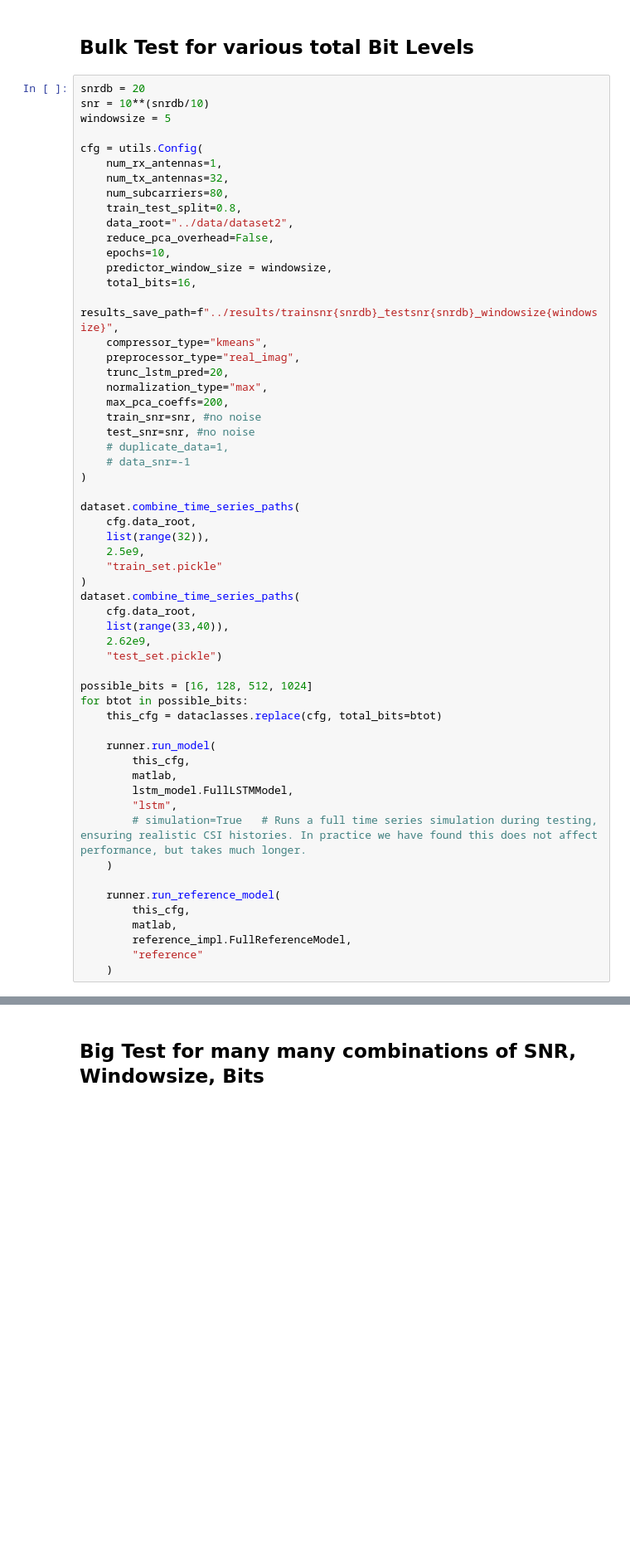
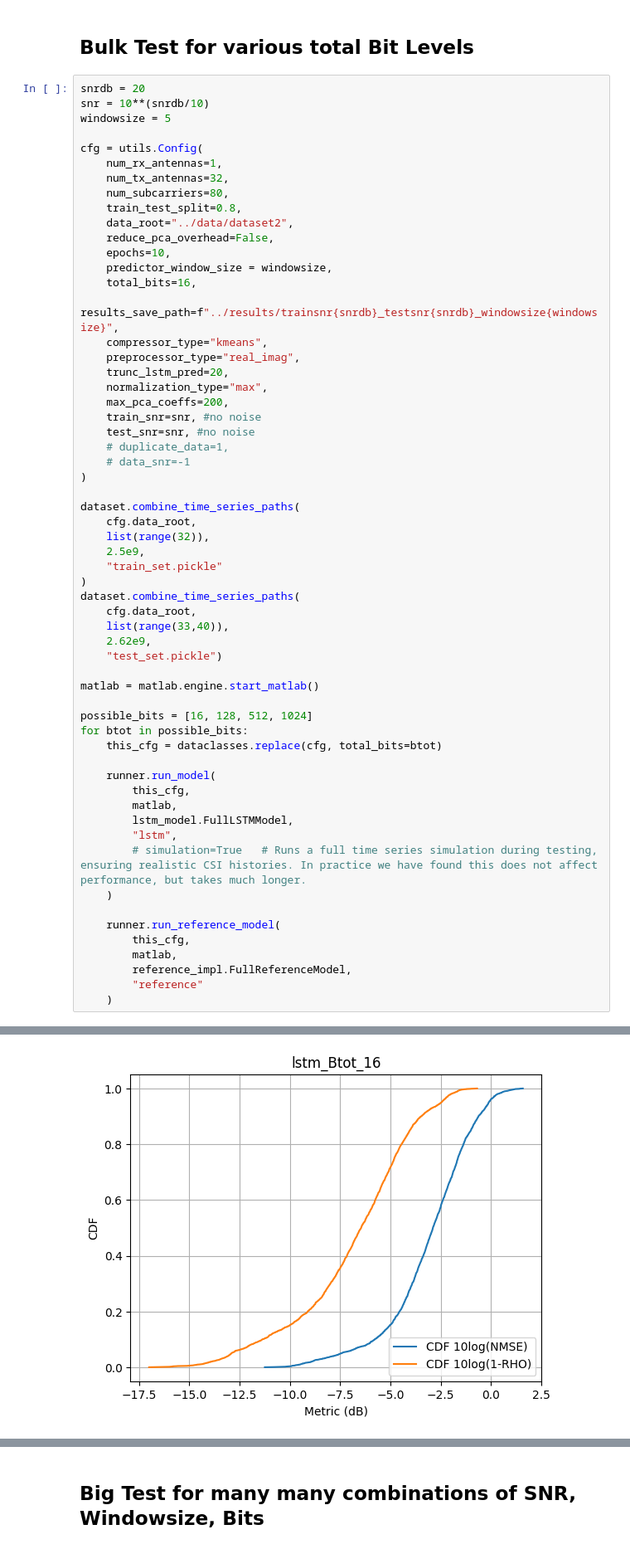
Before and after one commit to dziper/NonstaticCSI, a Jupyter notebook: project/bulk_test.ipynb, the cells around one changed output, grey strips where cells are left out. Shown at 83% size. Drawn from its saved outputs; the diff is of its cells as text; blank space fills up the shorter version.

```diff
--- a/project/bulk_test.ipynb
+++ b/project/bulk_test.ipynb
@@ -49,6 +49,8 @@ dataset.combine_time_series_paths(
     2.62e9,
     "test_set.pickle")
 
+matlab = matlab.engine.start_matlab()
+
 possible_bits = [16, 128, 512, 1024]
 for btot in possible_bits:
     this_cfg = dataclasses.replace(cfg, total_bits=btot)
@@ -67,3 +69,4 @@ for btot in possible_bits:
         reference_impl.FullReferenceModel,
         "reference"
     )
+# %% [output]
@@ -69,0 +88 @@ for btot in possible_bits:
+[figure, added]
```
Also changed, not shown: parts of 1 cell of this notebook.
